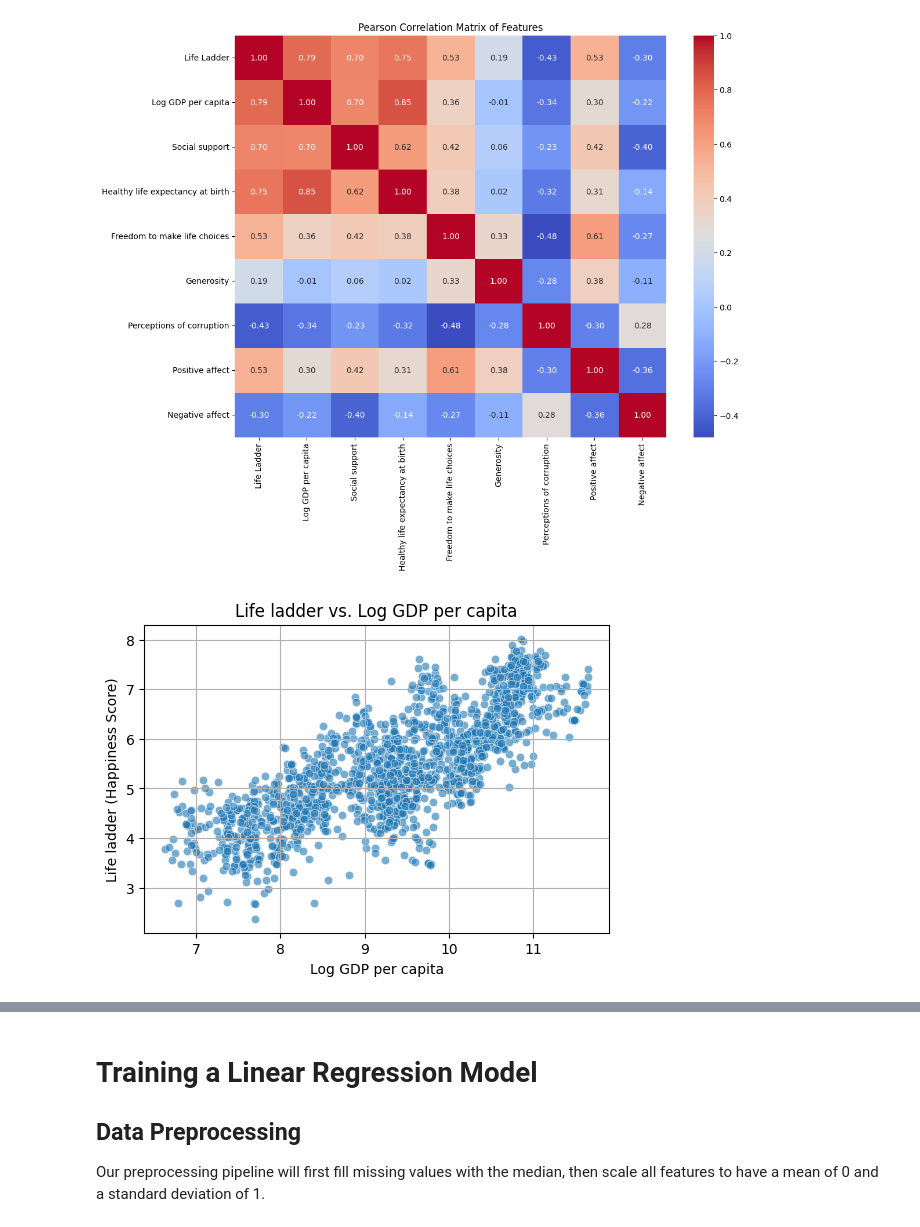
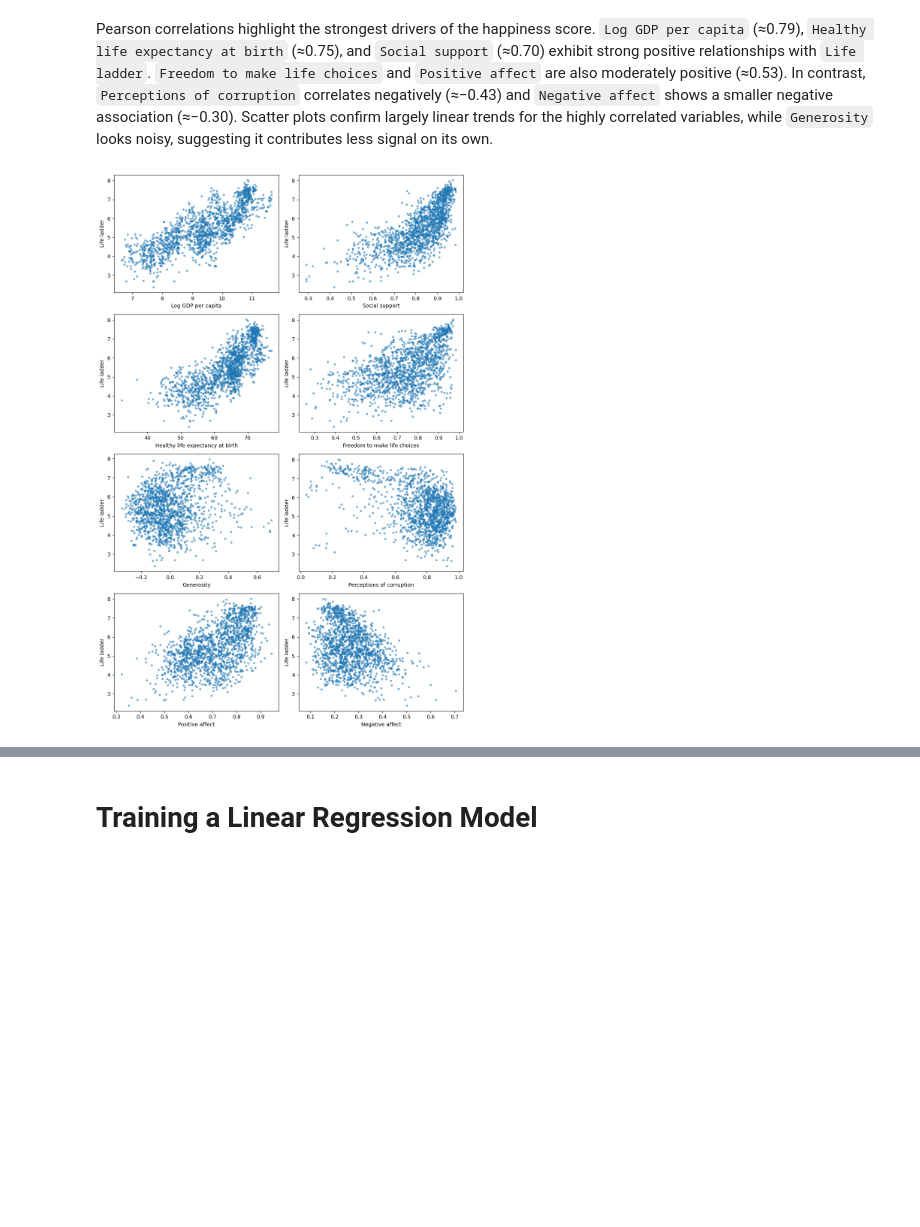
Before and after one commit to dhrvgpta/regression, a Jupyter notebook: linear_regression.ipynb, the cells around one changed output, grey strips where cells are left out. Saved outputs shown, nothing was run; the diff lists cells and outputs as text; code cells hidden in the pictures; blank space fills up the shorter version.

```diff
--- a/linear_regression.ipynb
+++ b/linear_regression.ipynb
@@ -57,19 +61,21 @@ plt.show()
+# %% [markdown]
+Pearson correlations highlight the strongest drivers of the happiness score. `Log GDP per capita` (≈0.79), `Healthy life expectancy at birth` (≈0.75), and `Social support` (≈0.70) exhibit strong positive relationships with `Life ladder`. `Freedom to make life choices` and `Positive affect` are also moderately positive (≈0.53). In contrast, `Perceptions of corruption` correlates negatively (≈−0.43) and `Negative affect` shows a smaller negative association (≈−0.30). Scatter plots confirm largely linear trends for the highly correlated variables, while `Generosity` looks noisy, suggesting it contributes less signal on its own.
 # %%
-correlation_matrix = df_train.corr()
-plt.figure(figsize=(12, 9))
-sns.heatmap(correlation_matrix, annot=True, cmap='coolwarm', fmt=".2f")
-plt.title('Pearson Correlation Matrix of Features')
-plt.show()
+target_column = 'Life ladder'
 
-features = df_train.drop('Life Ladder', axis=1).columns
-for feature in features:
-    plt.figure(figsize=(6, 4))
-    sns.scatterplot(data=df_train, x=feature, y='Life Ladder', alpha=0.6)
-    plt.title(f'Life ladder vs. {feature}')
-    plt.xlabel(feature)
-    plt.ylabel('Life ladder (Happiness Score)')
-    plt.grid(True)
-    plt.show()
+X_train = df_train.drop(target_column, axis=1)
+y_train = df_train[target_column]
+
+features = X_train.columns
+figure, axes = plot.subplots(4, 2, figsize=(10, 15))
+
+axes = axes.ravel()
+for i, column in enumerate(features):
+    axes[i].scatter(df_train[column], df_train[target_column], s=10, alpha=0.5)
+    axes[i].set_xlabel(column)
+    axes[i].set_ylabel(target_column)
+
+plot.tight_layout();
+plot.show()
 # %% [output]
-[figure, old version]
+[figure, new version]
-[figure, removed]
@@ -83,4 +82,3 @@ for feature in features:
 # %% [markdown]
-# Training a Linear Regression Model
-## Data Preprocessing
-Our preprocessing pipeline will first fill missing values with the median, then scale all features to have a mean of 0 and a standard deviation of 1.
+
+# **Training a Linear Regression Model**
```
Also changed, not shown: parts of 35 cells of this notebook, 3 other files.
